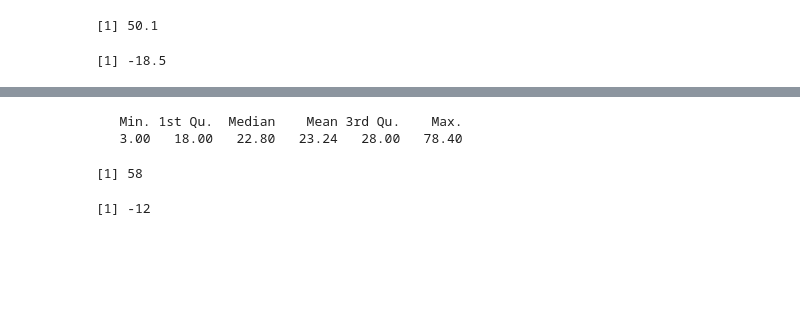
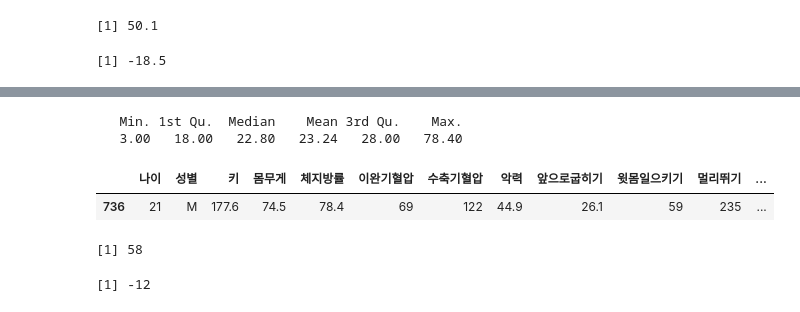
Before and after one commit to swyoo39/R_base, a Jupyter notebook: R_base/220607_BP.ipynb, the cells around one changed output, grey strips where cells are left out. Saved outputs shown, nothing was run; the diff lists cells and outputs as text; code cells hidden in the pictures; blank space fills up the shorter version.

```diff
--- a/R_base/220607_BP.ipynb
+++ b/R_base/220607_BP.ipynb
@@ -172,8 +64,11 @@ boxplot(BP$앞으로굽히기)
 # %%
 summary(BP$체지방률)
+subset(BP, 체지방률>58)
 # %% [output]
    Min. 1st Qu.  Median    Mean 3rd Qu.    Max.
    3.00   18.00   22.80   23.24   28.00   78.40
+|  | 나이 | 성별 | 키 | 몸무게 | 체지방률 | 이완기혈압 | 수축기혈압 | 악력 | 앞으로굽히기 | 윗몸일으키기 | 멀리뛰기 | ... |
+| 736 | 21 | M | 177.6 | 74.5 | 78.4 | 69 | 122 | 44.9 | 26.1 | 59 | 235 | ... |
 # %%
 ### 체지방률 극단이상치 기준
 # 3분위값 + IQR*3
```
Also changed, not shown: parts of 22 cells of this notebook, 1 other file.
